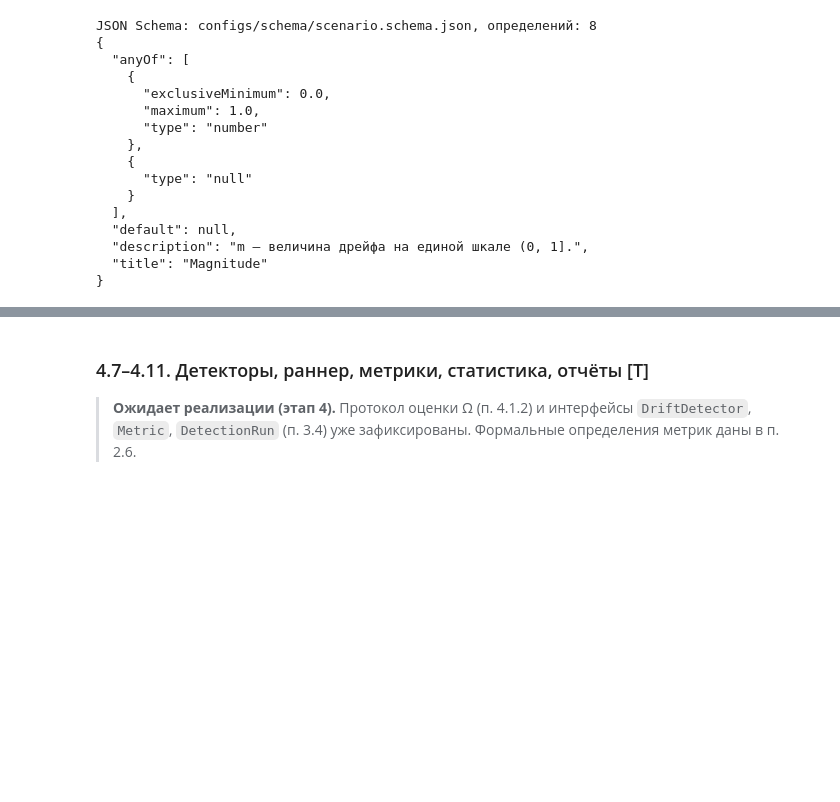
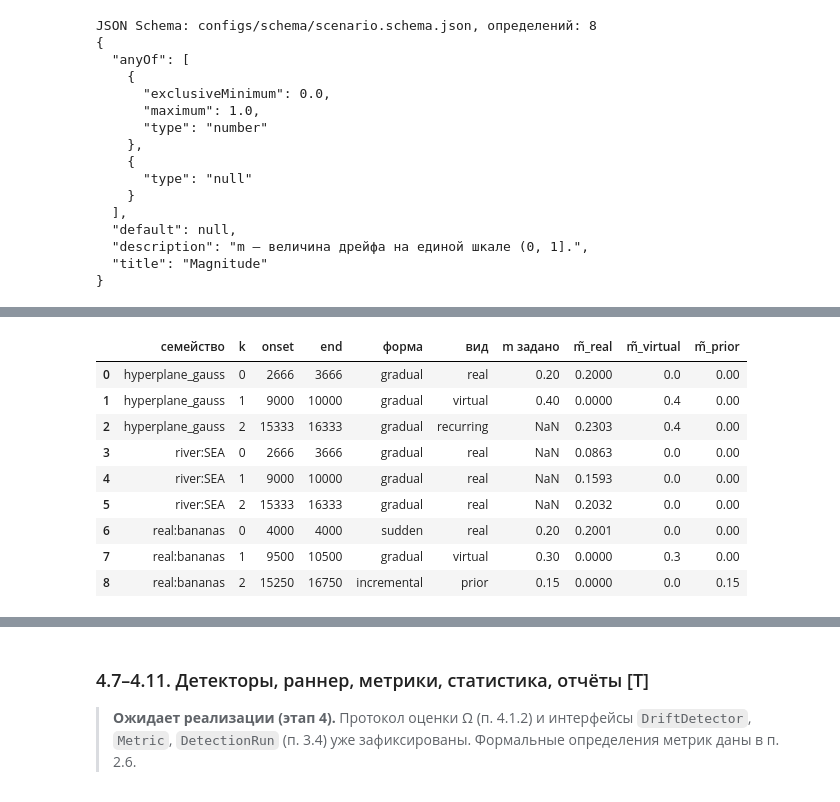
Before and after one commit to kolha733/Final-Project, a Jupyter notebook: vkr/VKR_Budaev_Garifzyanov.ipynb, the cells around one changed output, grey strips where cells are left out. Cells and saved outputs as stored; diff of their text form; code cells hidden in the pictures; blank space fills up the shorter version.

```diff
--- a/vkr/VKR_Budaev_Garifzyanov.ipynb
+++ b/vkr/VKR_Budaev_Garifzyanov.ipynb
@@ -4753,0 +6253,36 @@ JSON Schema: configs/schema/scenario.schema.json, определений: 8
+# %%
+import time
+
+from scendrift.generators import generate
+
+demo_specs = {
+    "hyperplane_gauss": demo,
+    "river:SEA": sio.from_dict({
+        "stream": {"family": "river:SEA", "n_samples": 20_000, "n_features": 3},
+        "drifts": {"schedule": {"count": 3}, "defaults": {"form": "gradual", "width": 1000}},
+    }),
+    "real:bananas": sio.from_dict({
+        "stream": {"family": "real:bananas", "n_samples": 20_000, "n_features": 2,
+                   "minority_share": 0.45},
+        "events": [
+            {"position": 4_000, "kind": "real", "magnitude": 0.2},
+            {"position": 10_000, "kind": "virtual", "magnitude": 0.3, "form": "gradual",
+             "width": 1_000},
+            {"position": 16_000, "kind": "prior", "magnitude": 0.15, "form": "incremental",
+             "width": 1_500},
+        ],
+    }),
+}
+gt_rows = []
+for family, spec_f in demo_specs.items():
+    start = time.perf_counter()
+    stream_f = generate(spec_f)
+    elapsed = time.perf_counter() - start
+    print(f"{family:<17} X {stream_f.X.shape}, P(y=1) = {stream_f.y.mean():.3f}, "
+          f"время {elapsed:.2f} с; {check(spec_f)}")
+    for iv in stream_f.ground_truth.intervals:
+        gt_rows.append({"семейство": family, "k": iv.index, "onset": iv.onset, "end": iv.end,
+                        "форма": iv.form, "вид": iv.kind, "m задано": iv.magnitude,
+                        **{f"m̃_{key}": round(val, 4) for key, val in iv.realized.items()}})
+display(pd.DataFrame(gt_rows))
+# %% [output]
@@ -4753,0 +6293,10 @@ JSON Schema: configs/schema/scenario.schema.json, определений: 8
+|  | семейство | k | onset | end | форма | вид | m задано | m̃_real | m̃_virtual | m̃_prior |
+| 0 | hyperplane_gauss | 0 | 2666 | 3666 | gradual | real | 0.20 | 0.2000 | 0.0 | 0.00 |
+| 1 | hyperplane_gauss | 1 | 9000 | 10000 | gradual | virtual | 0.40 | 0.0000 | 0.4 | 0.00 |
+| 2 | hyperplane_gauss | 2 | 15333 | 16333 | gradual | recurring | NaN | 0.2303 | 0.4 | 0.00 |
+| 3 | river:SEA | 0 | 2666 | 3666 | gradual | real | NaN | 0.0863 | 0.0 | 0.00 |
+| 4 | river:SEA | 1 | 9000 | 10000 | gradual | real | NaN | 0.1593 | 0.0 | 0.00 |
+| 5 | river:SEA | 2 | 15333 | 16333 | gradual | real | NaN | 0.2032 | 0.0 | 0.00 |
+| 6 | real:bananas | 0 | 4000 | 4000 | sudden | real | 0.20 | 0.2001 | 0.0 | 0.00 |
+| 7 | real:bananas | 1 | 9500 | 10500 | gradual | virtual | 0.30 | 0.0000 | 0.3 | 0.00 |
+| 8 | real:bananas | 2 | 15250 | 16750 | incremental | prior | 0.15 | 0.0000 | 0.0 | 0.15 |
```
Also changed, not shown: parts of 60 cells of this notebook, 43 other files.
